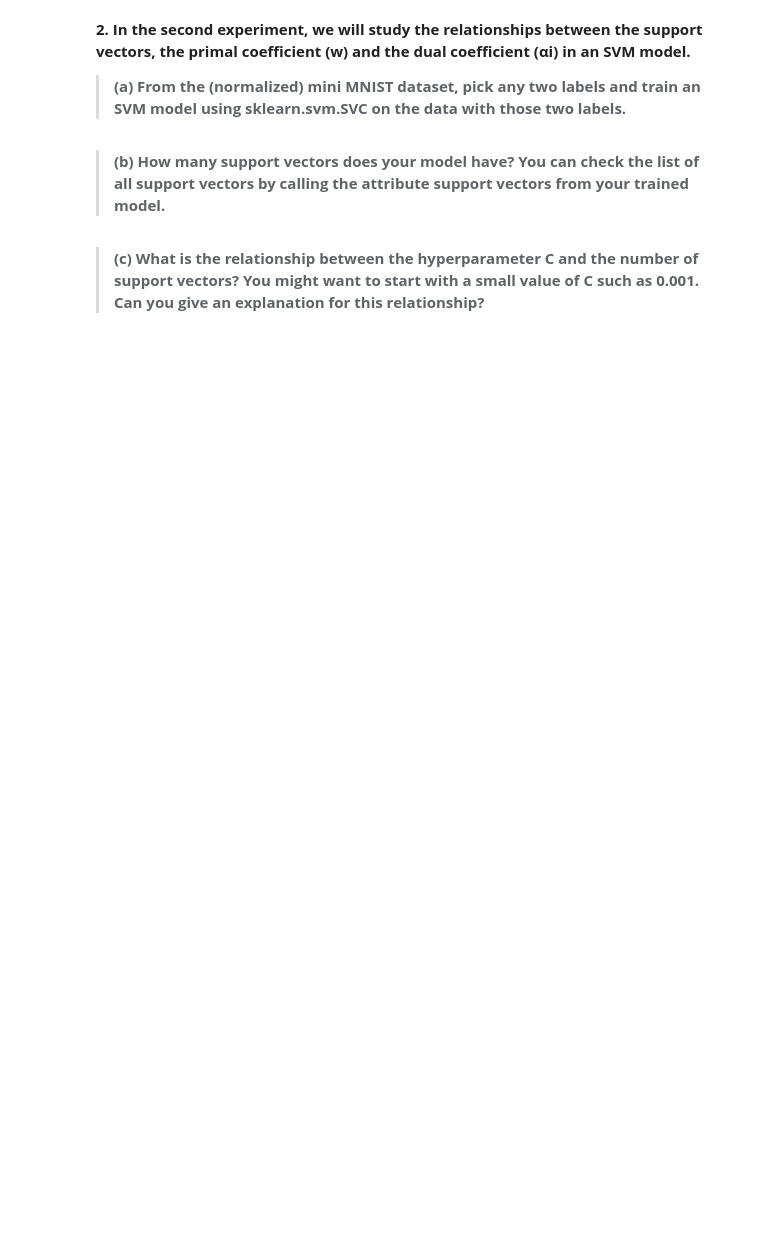
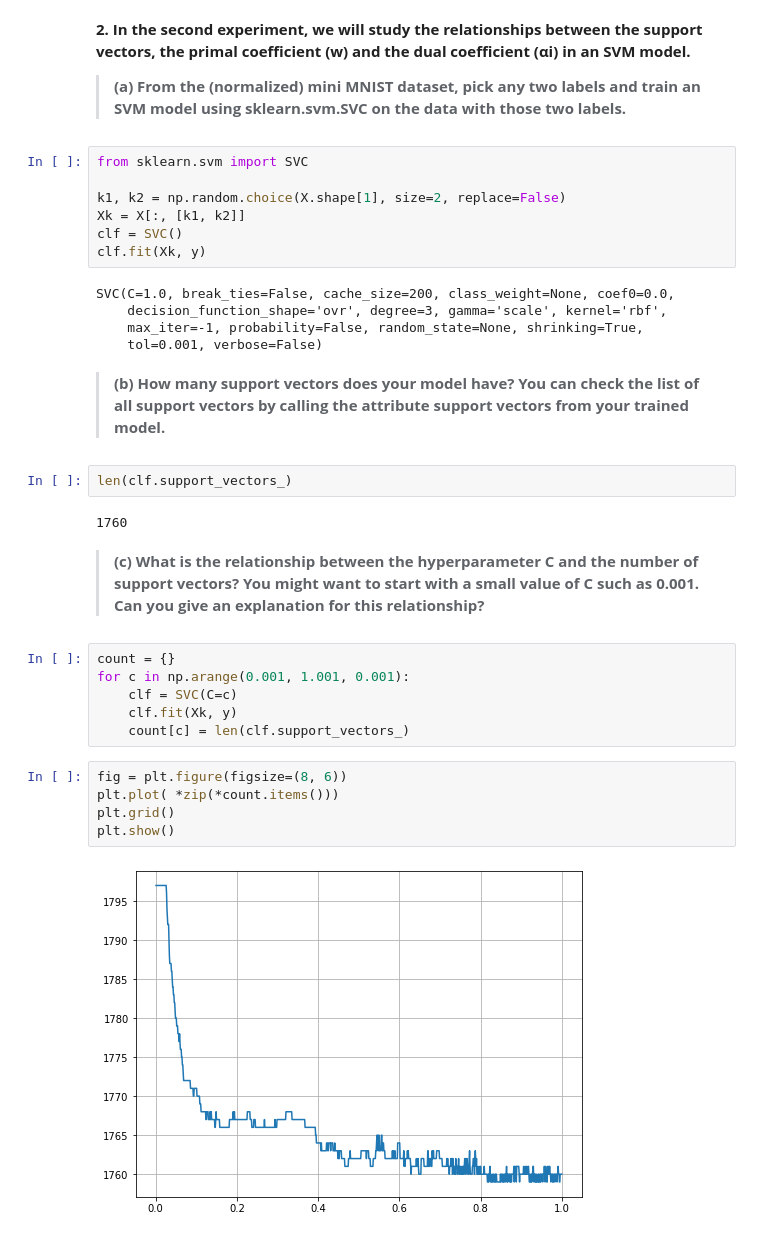
Before and after one commit to tackulus/229352, a Jupyter notebook: Lab04.ipynb, the cells around one changed output. Drawn from its saved outputs; the diff is of its cells as text; blank space fills up the shorter version.

```diff
--- a/Lab04.ipynb
+++ b/Lab04.ipynb
@@ -62,7 +70,36 @@ plt.show()
 **2. In the second experiment, we will study the relationships between the support vectors, the primal coefficient (w) and the dual coefficient (αi) in an SVM model.**
 
 > **(a) From the (normalized) mini MNIST dataset, pick any two labels and train an SVM model using sklearn.svm.SVC on the data with those two labels.**
+# %%
+from sklearn.svm import SVC
+
+k1, k2 = np.random.choice(X.shape[1], size=2, replace=False)
+Xk = X[:, [k1, k2]]
+clf = SVC()
+clf.fit(Xk, y)
+# %% [output]
+SVC(C=1.0, break_ties=False, cache_size=200, class_weight=None, coef0=0.0,
+    decision_function_shape='ovr', degree=3, gamma='scale', kernel='rbf',
+    max_iter=-1, probability=False, random_state=None, shrinking=True,
+    tol=0.001, verbose=False)
 # %% [markdown]
 > **(b) How many support vectors does your model have? You can check the list of all support vectors by calling the attribute support vectors from your trained model.**
+# %%
+len(clf.support_vectors_)
+# %% [output]
+1760
 # %% [markdown]
 > **(c) What is the relationship between the hyperparameter C and the number of support vectors? You might want to start with a small value of C such as 0.001. Can you give an explanation for this relationship?**
+# %%
+count = {}
+for c in np.arange(0.001, 1.001, 0.001):
+    clf = SVC(C=c)
+    clf.fit(Xk, y)
+    count[c] = len(clf.support_vectors_)
+# %%
+fig = plt.figure(figsize=(8, 6))
+plt.plot( *zip(*count.items()))
+plt.grid()
+plt.show()
+# %% [output]
+[figure, added]
```
Also changed, not shown: parts of 4 cells of this notebook.
